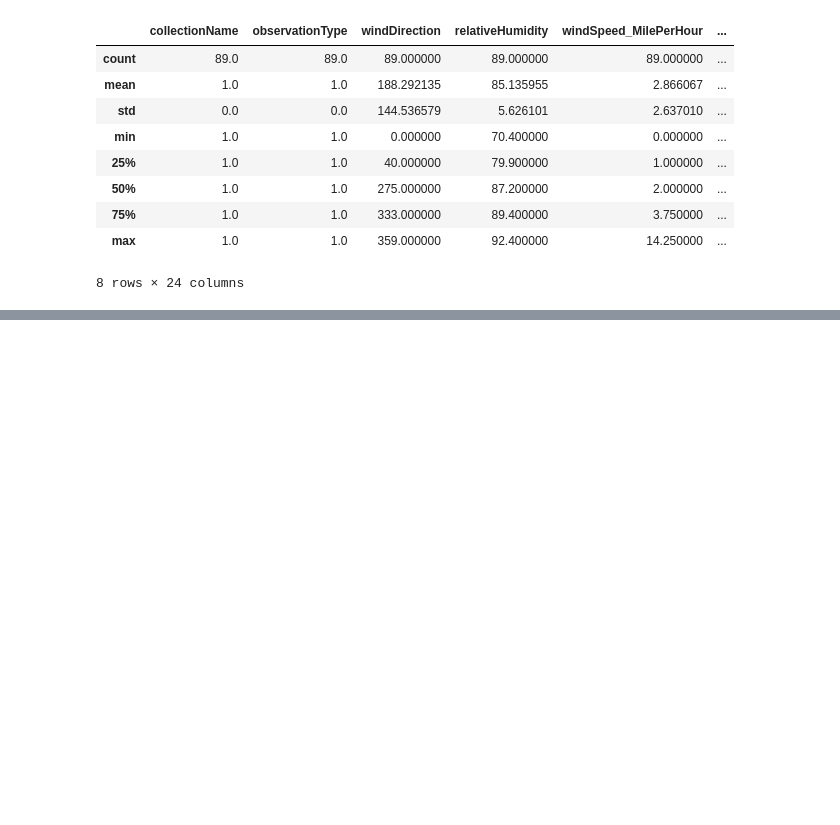
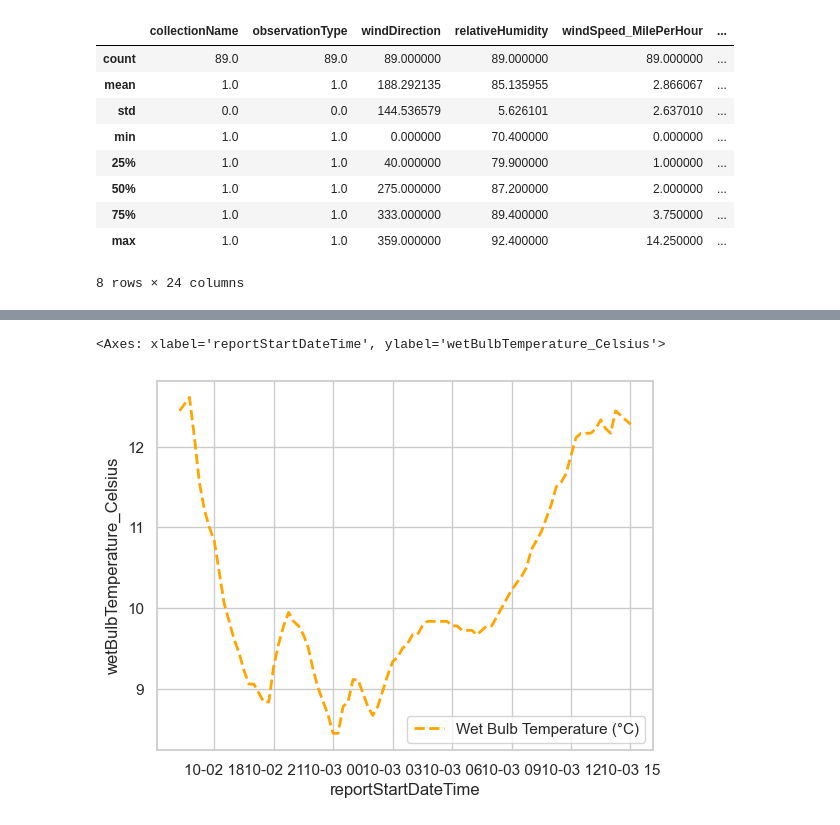
Before and after one commit to h2ohugol/PFDA-assignments, a Jupyter notebook: assignment2-weather.ipynb, the cells around one changed output, grey strips where cells are left out. Saved outputs shown, nothing was run; the diff lists cells and outputs as text; code cells hidden in the pictures; blank space fills up the shorter version.

```diff
--- a/assignment2-weather.ipynb
+++ b/assignment2-weather.ipynb
@@ -146,0 +170,6 @@ plt.plot(df.index, df['wetBulbTemperature_Celsius'], label='Wet Bulb Temperature
+# %%
+# Plot wet bulb temperature (Celsius) using Seaborn
+sns.lineplot(x=df.index, y=df['wetBulbTemperature_Celsius'], label='Wet Bulb Temperature (°C)', color='orange', linestyle='--', linewidth=2)
+# %% [output]
+<Axes: xlabel='reportStartDateTime', ylabel='wetBulbTemperature_Celsius'>
+[figure, added]
```
Also changed, not shown: parts of 9 cells of this notebook, 1 other file.
